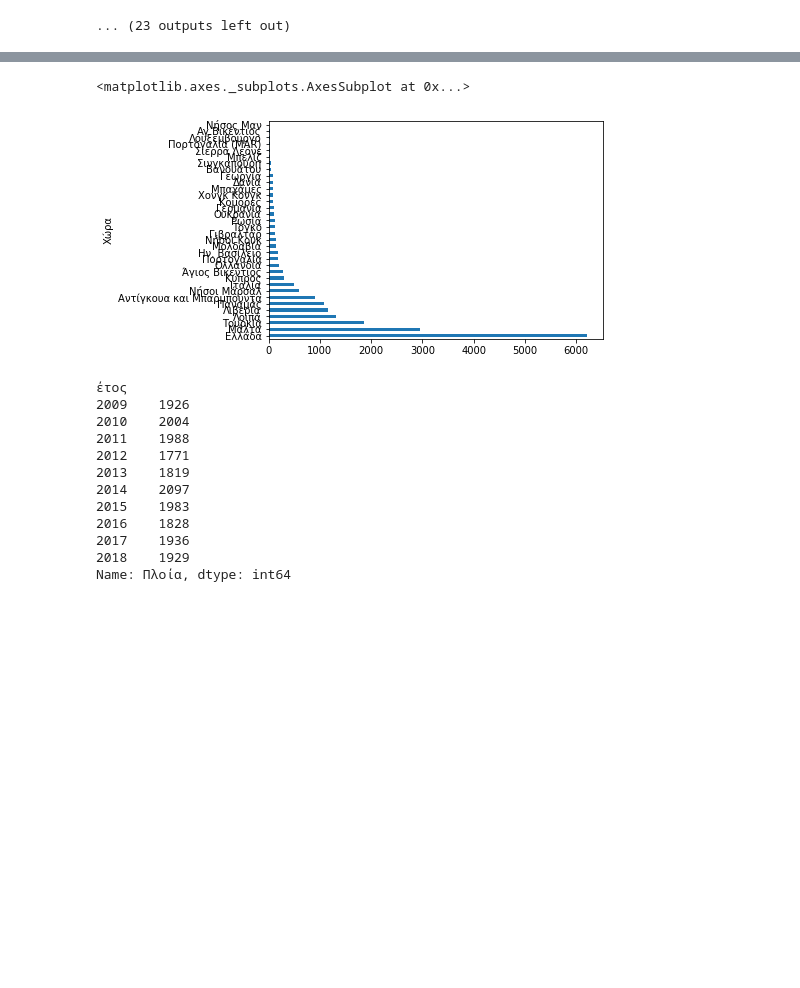
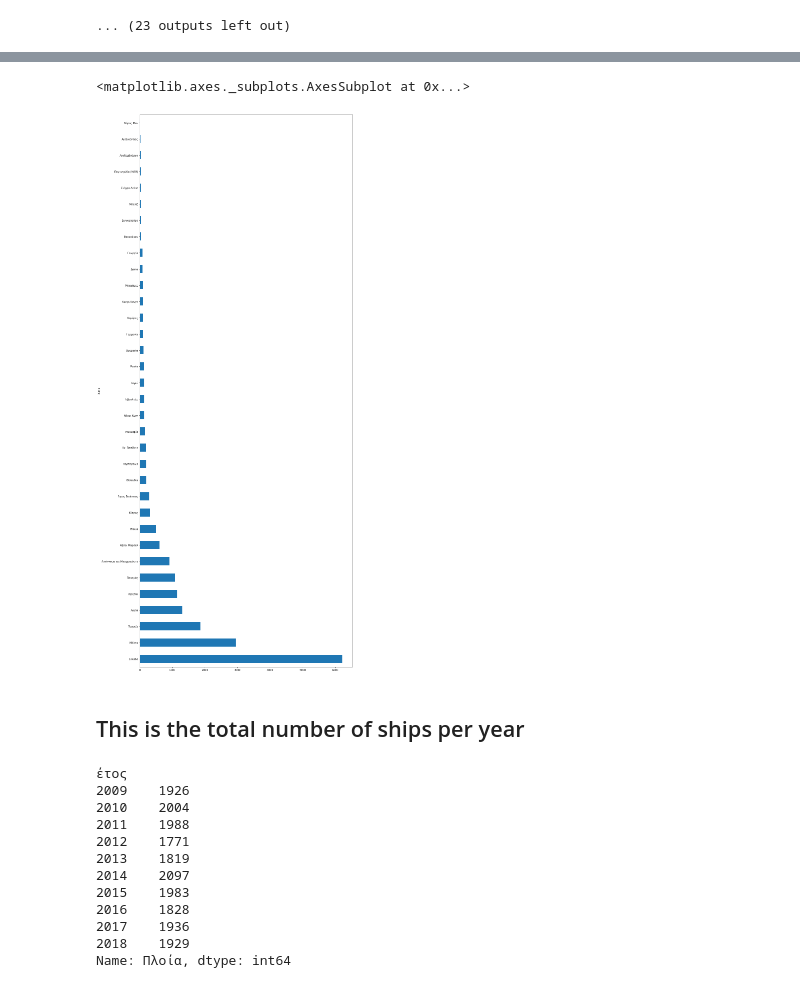
Before and after one commit to kosmaspanag/data-studio-projects, a Jupyter notebook: Ship_Trafic_Thessaloniki_Port.ipynb, the cells around one changed output, grey strips where cells are left out. Cells and saved outputs as stored; diff of their text form; code cells hidden in the pictures; blank space fills up the shorter version.

```diff
--- a/Ship_Trafic_Thessaloniki_Port.ipynb
+++ b/Ship_Trafic_Thessaloniki_Port.ipynb
@@ -1127,8 +1176,8 @@ total_coutries_ships.plot(x='Πλοία', y='Χώρα', figsize=(10,5))
 # %%
-#This is the total number of ships per country
-
-total_coutries_ships.plot(x='Πλοία', y='Χώρα', kind = 'barh')
+total_coutries_ships.plot(x='Πλοία', y='Χώρα', kind = 'barh', figsize=(15, 40))
 # %% [output]
 <matplotlib.axes._subplots.AxesSubplot at 0x...>
-[figure, old version]
+[figure, new version]
+# %% [markdown]
+## This is the total number of ships per year
 # %%
```
Also changed, not shown: parts of 31 cells of this notebook.
